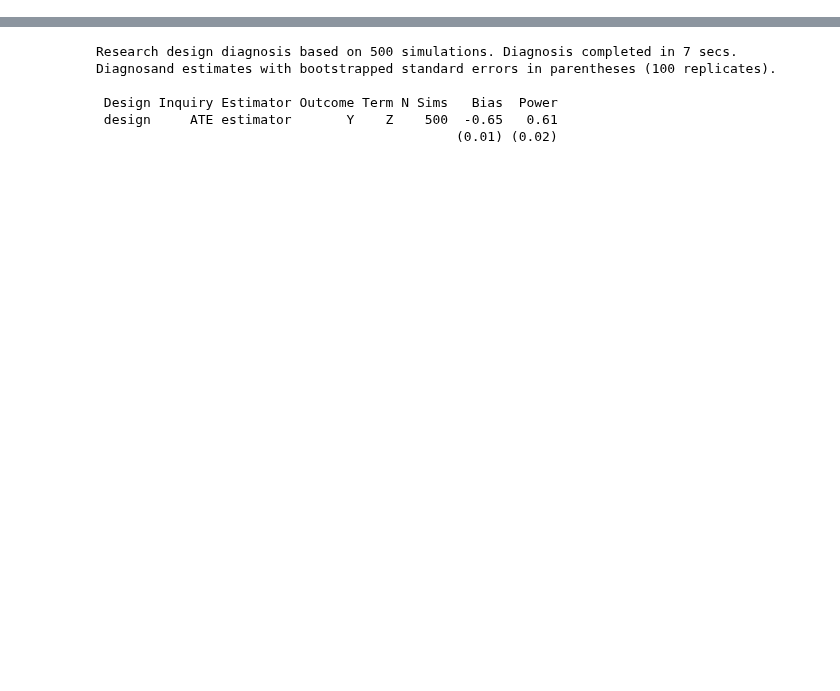
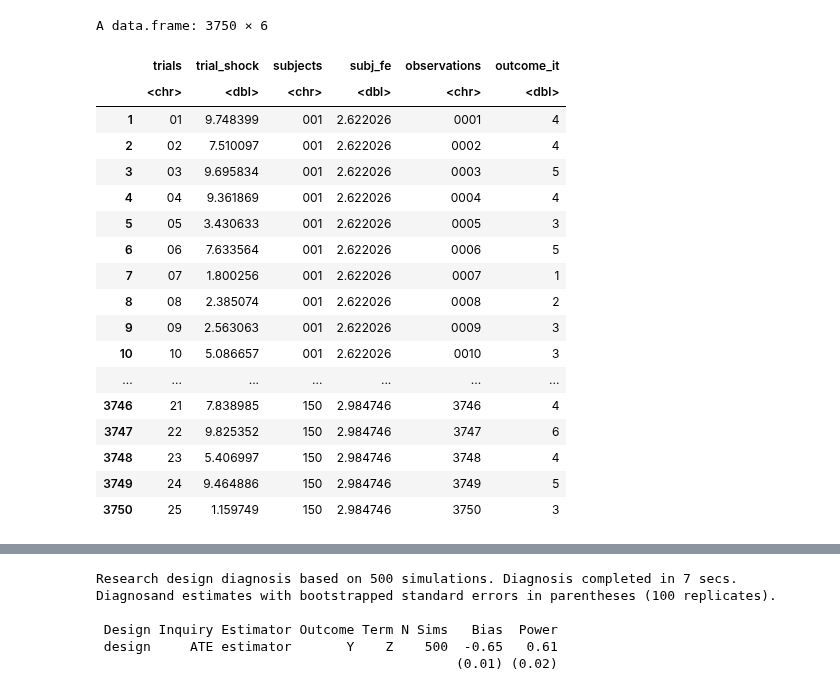
Before and after one commit to ummd/ummd.github.io, a Jupyter notebook: Teaching/RSM3053/Lecture3.ipynb, the cells around one changed output, grey strips where cells are left out. Cells and saved outputs as stored; diff of their text form; code cells hidden in the pictures; blank space fills up the shorter version.

```diff
--- a/Teaching/RSM3053/Lecture3.ipynb
+++ b/Teaching/RSM3053/Lecture3.ipynb
@@ -54,12 +77,33 @@ panel <- fabricate(
 # %%
 panel <- fabricate(
   subjects = add_level(N = 150, subj_fe = runif(N, 1, 10)),
   trials = add_level(N = 25, trial_shock = runif(N, 1, 10), nest = FALSE),
   observations = cross_levels(
     by = join_using(trials,subjects),
     outcome_it = draw_likert(x = subj_fe + trial_shock + rnorm(N, 0, 2), min = 0, max = 20, bins = 7)
   )
 )
+panel
+# %% [output]
+A data.frame: 3750 × 6
+|  | trials | trial_shock | subjects | subj_fe | observations | outcome_it |
+|  | <chr> | <dbl> | <chr> | <dbl> | <chr> | <dbl> |
+| 1 | 01 | 9.748399 | 001 | 2.622026 | 0001 | 4 |
+| 2 | 02 | 7.510097 | 001 | 2.622026 | 0002 | 4 |
+| 3 | 03 | 9.695834 | 001 | 2.622026 | 0003 | 5 |
+| 4 | 04 | 9.361869 | 001 | 2.622026 | 0004 | 4 |
+| 5 | 05 | 3.430633 | 001 | 2.622026 | 0005 | 3 |
+| 6 | 06 | 7.633564 | 001 | 2.622026 | 0006 | 5 |
+| 7 | 07 | 1.800256 | 001 | 2.622026 | 0007 | 1 |
+| 8 | 08 | 2.385074 | 001 | 2.622026 | 0008 | 2 |
+| 9 | 09 | 2.563063 | 001 | 2.622026 | 0009 | 3 |
+| 10 | 10 | 5.086657 | 001 | 2.622026 | 0010 | 3 |
+| ... | ... | ... | ... | ... | ... | ... |
+| 3746 | 21 | 7.838985 | 150 | 2.984746 | 3746 | 4 |
+| 3747 | 22 | 9.825352 | 150 | 2.984746 | 3747 | 6 |
+| 3748 | 23 | 5.406997 | 150 | 2.984746 | 3748 | 4 |
+| 3749 | 24 | 9.464886 | 150 | 2.984746 | 3749 | 5 |
+| 3750 | 25 | 1.159749 | 150 | 2.984746 | 3750 | 3 |
 # %%
 library(DeclareDesign)
 
```
Also changed, not shown: parts of 11 cells of this notebook.
